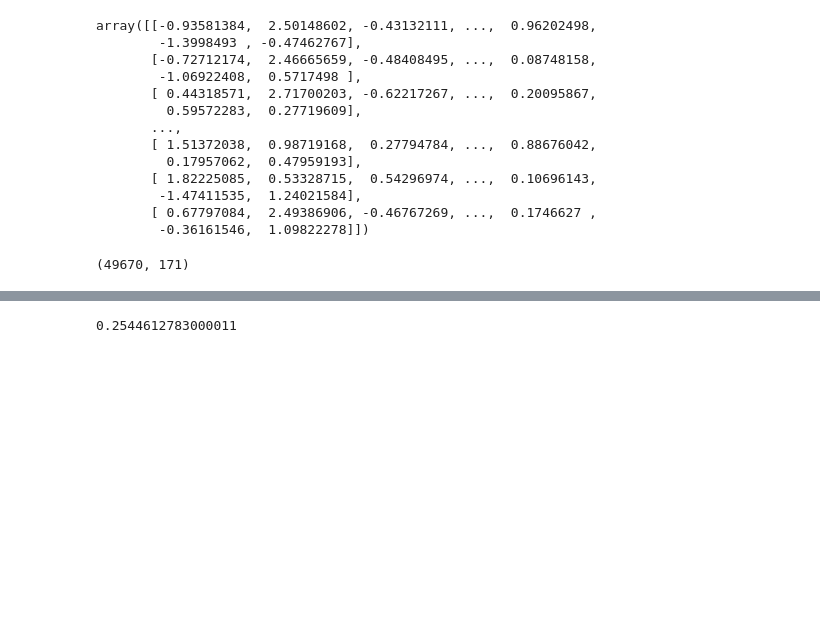
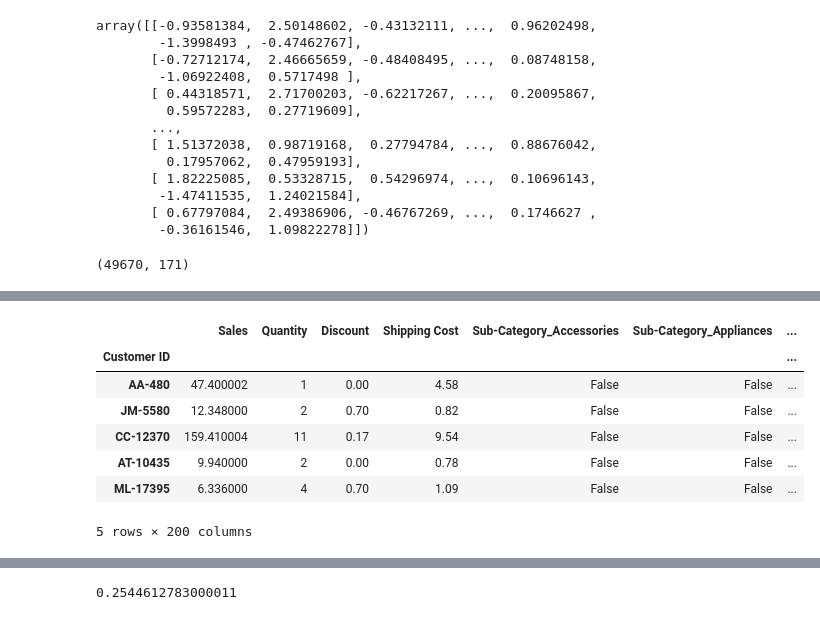
Before and after one commit to G3-Quera-Data-Analysis-Bootcamp-1402/Project-2, a Jupyter notebook: notebooks/ML.ipynb, the cells around one changed output, grey strips where cells are left out. Cells and saved outputs as stored; diff of their text form; code cells hidden in the pictures; blank space fills up the shorter version.

```diff
--- a/notebooks/ML.ipynb
+++ b/notebooks/ML.ipynb
@@ -193,0 +242,11 @@ df_test_pred.to_csv('../data/df_ML1.csv')
+# %%
+x_train.head(5)
+# %% [output]
+|  | Sales | Quantity | Discount | Shipping Cost | Sub-Category_Accessories | Sub-Category_Appliances | ... |
+| Customer ID |  |  |  |  |  |  | ... |
+| AA-480 | 47.400002 | 1 | 0.00 | 4.58 | False | False | ... |
+| JM-5580 | 12.348000 | 2 | 0.70 | 0.82 | False | False | ... |
+| CC-12370 | 159.410004 | 11 | 0.17 | 9.54 | False | False | ... |
+| AT-10435 | 9.940000 | 2 | 0.00 | 0.78 | False | False | ... |
+| ML-17395 | 6.336000 | 4 | 0.70 | 1.09 | False | False | ... |
+5 rows × 200 columns
```
Also changed, not shown: parts of 20 cells of this notebook, 4 other files.
